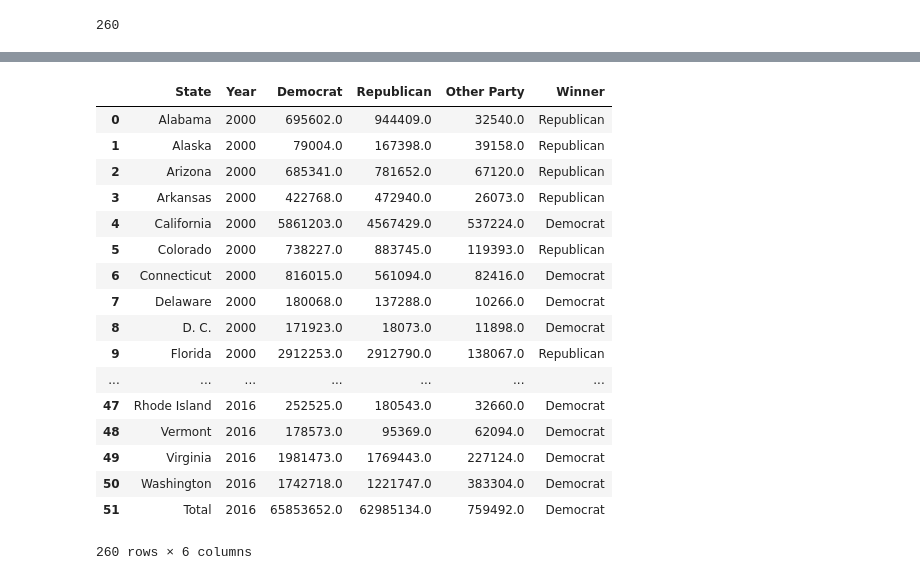
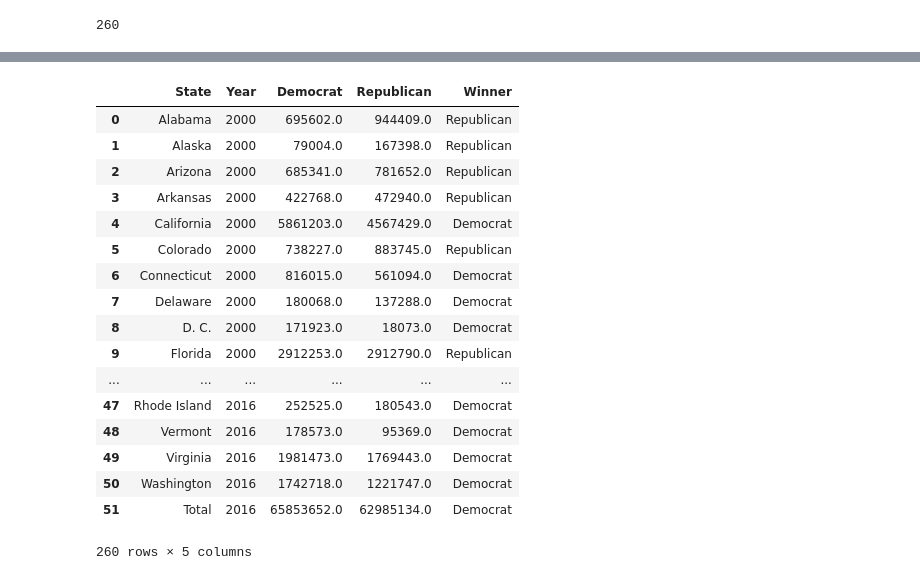
Before and after one commit to sandeepbmehta/TSHaRK---Project, a Jupyter notebook: HaylyeCodeElection.ipynb, the cells around one changed output, grey strips where cells are left out. Cells and saved outputs as stored; diff of their text form; code cells hidden in the pictures.

Commit message:
Haylye upload w election data

```diff
--- a/HaylyeCodeElection.ipynb
+++ b/HaylyeCodeElection.ipynb
@@ -307,7 +301,5 @@ memory usage: 14.2+ KB
 # %%
-dems = ((full_election_data["Democrat"]>full_election_data["Republican"]) &
-    (full_election_data["Democrat"]>full_election_data["Other Party"]))
+dems = full_election_data["Democrat"]>full_election_data["Republican"]
 # %%
-rep = ((full_election_data["Republican"]>full_election_data["Democrat"]) &
-    (full_election_data["Republican"]>full_election_data["Other Party"]))
+rep = full_election_data["Republican"]>full_election_data["Democrat"]
 # %%
@@ -330,4 +321,4 @@ full_election_data.loc[dems,"Winner"] = "Democrat"
 # %%
 full_election_data.loc[rep,"Winner"] = "Republican"
 # %%
-full_election_data.loc[other,"Winner"] = "Other Party"
+full_election_data.drop(columns ='Other Party')
@@ -333,0 +344,3 @@ full_election_data.loc[other,"Winner"] = "Other Party"
+# %%
+full_election_data = full_election_data.drop(columns ='Other Party')
+full_election_data.head()
@@ -334,21 +354,21 @@ full_election_data.loc[other,"Winner"] = "Other Party"
 # %%
-full_election_data.head()
+full_election_data
 # %% [output]
-|  | State | Year | Democrat | Republican | Other Party | Winner |
-| 0 | Alabama | 2000 | 695602.0 | 944409.0 | 32540.0 | Republican |
-| 1 | Alaska | 2000 | 79004.0 | 167398.0 | 39158.0 | Republican |
-| 2 | Arizona | 2000 | 685341.0 | 781652.0 | 67120.0 | Republican |
-| 3 | Arkansas | 2000 | 422768.0 | 472940.0 | 26073.0 | Republican |
-| 4 | California | 2000 | 5861203.0 | 4567429.0 | 537224.0 | Democrat |
-| 5 | Colorado | 2000 | 738227.0 | 883745.0 | 119393.0 | Republican |
-| 6 | Connecticut | 2000 | 816015.0 | 561094.0 | 82416.0 | Democrat |
-| 7 | Delaware | 2000 | 180068.0 | 137288.0 | 10266.0 | Democrat |
-| 8 | D. C. | 2000 | 171923.0 | 18073.0 | 11898.0 | Democrat |
-| 9 | Florida | 2000 | 2912253.0 | 2912790.0 | 138067.0 | Republican |
-| ... | ... | ... | ... | ... | ... | ... |
-| 47 | Rhode Island | 2016 | 252525.0 | 180543.0 | 32660.0 | Democrat |
-| 48 | Vermont | 2016 | 178573.0 | 95369.0 | 62094.0 | Democrat |
-| 49 | Virginia | 2016 | 1981473.0 | 1769443.0 | 227124.0 | Democrat |
-| 50 | Washington | 2016 | 1742718.0 | 1221747.0 | 383304.0 | Democrat |
-| 51 | Total | 2016 | 65853652.0 | 62985134.0 | 759492.0 | Democrat |
+|  | State | Year | Democrat | Republican | Winner |
+| 0 | Alabama | 2000 | 695602.0 | 944409.0 | Republican |
+| 1 | Alaska | 2000 | 79004.0 | 167398.0 | Republican |
+| 2 | Arizona | 2000 | 685341.0 | 781652.0 | Republican |
+| 3 | Arkansas | 2000 | 422768.0 | 472940.0 | Republican |
+| 4 | California | 2000 | 5861203.0 | 4567429.0 | Democrat |
+| 5 | Colorado | 2000 | 738227.0 | 883745.0 | Republican |
+| 6 | Connecticut | 2000 | 816015.0 | 561094.0 | Democrat |
+| 7 | Delaware | 2000 | 180068.0 | 137288.0 | Democrat |
+| 8 | D. C. | 2000 | 171923.0 | 18073.0 | Democrat |
+| 9 | Florida | 2000 | 2912253.0 | 2912790.0 | Republican |
+| ... | ... | ... | ... | ... | ... |
+| 47 | Rhode Island | 2016 | 252525.0 | 180543.0 | Democrat |
+| 48 | Vermont | 2016 | 178573.0 | 95369.0 | Democrat |
+| 49 | Virginia | 2016 | 1981473.0 | 1769443.0 | Democrat |
+| 50 | Washington | 2016 | 1742718.0 | 1221747.0 | Democrat |
+| 51 | Total | 2016 | 65853652.0 | 62985134.0 | Democrat |
-260 rows × 6 columns
+260 rows × 5 columns
```
Also changed, not shown: parts of 13 cells of this notebook, 1 other file.
